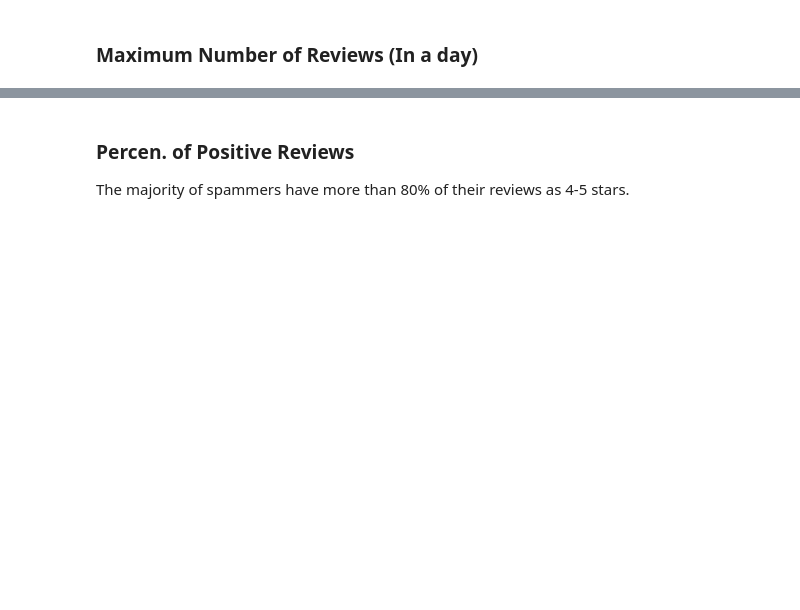
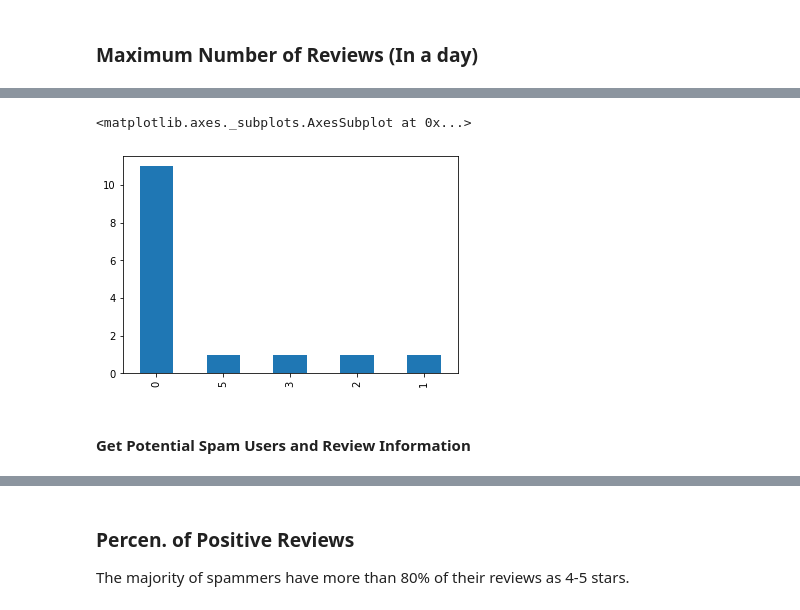
Before and after one commit to metinsenturk/review-credibility, a Jupyter notebook: notebooks/User features.ipynb, the cells around one changed output, grey strips where cells are left out. Cells and saved outputs as stored; diff of their text form; code cells hidden in the pictures; blank space fills up the shorter version.

```diff
--- a/notebooks/User features.ipynb
+++ b/notebooks/User features.ipynb
@@ -119 +198,8 @@ df_g_user_date[
+# %%
+user_reviews.useful.value_counts().plot.bar()
+# %% [output]
+<matplotlib.axes._subplots.AxesSubplot at 0x...>
+[figure, added]
+# %% [markdown]
+#### Get Potential Spam Users and Review Information
 # %%
```
Also changed, not shown: parts of 46 cells of this notebook, 6 other files.
